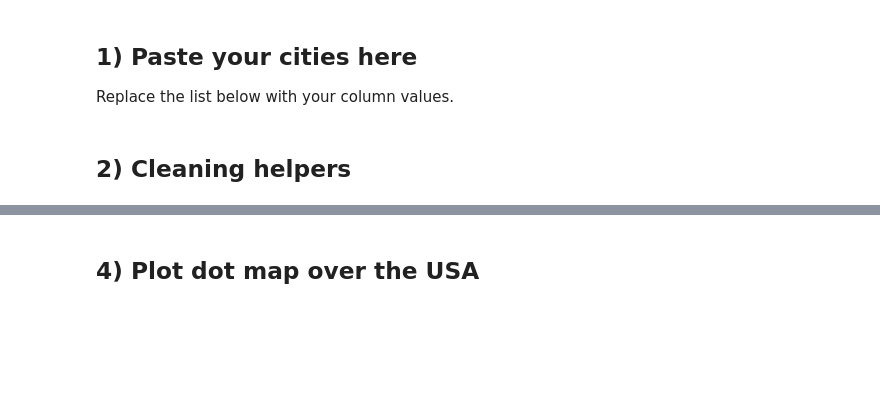
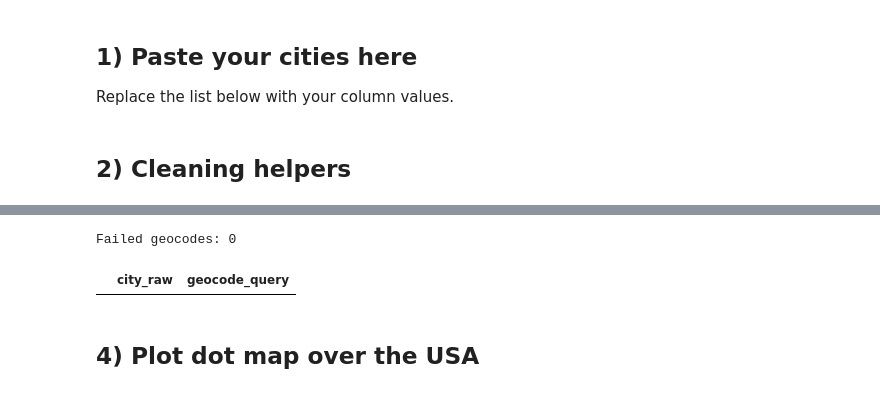
Before and after one commit to Jormungarr/2026Datathon, a Jupyter notebook: eda/us_city_dotmap.ipynb, the cells around one changed output, grey strips where cells are left out. Cells and saved outputs as stored; diff of their text form; code cells hidden in the pictures; blank space fills up the shorter version.

```diff
--- a/eda/us_city_dotmap.ipynb
+++ b/eda/us_city_dotmap.ipynb
@@ -75,8 +126,13 @@ df_geo.head()
 # %%
+cache_path = "./data/geocoded_cities.csv"  # or the path you used to save
+df_geo = pd.read_csv(cache_path)
 # Show failures (if any)
 fail = df_geo[df_geo["lat"].isna()][["city_raw", "geocode_query"]]
 print(f"Failed geocodes: {len(fail)}")
 fail.head(25)
+# %% [output]
+Failed geocodes: 0
+|  | city_raw | geocode_query |
 # %% [markdown]
 ## 4) Plot dot map over the USA
 # %%
```
Also changed, not shown: parts of 5 cells of this notebook, 2 other files.
